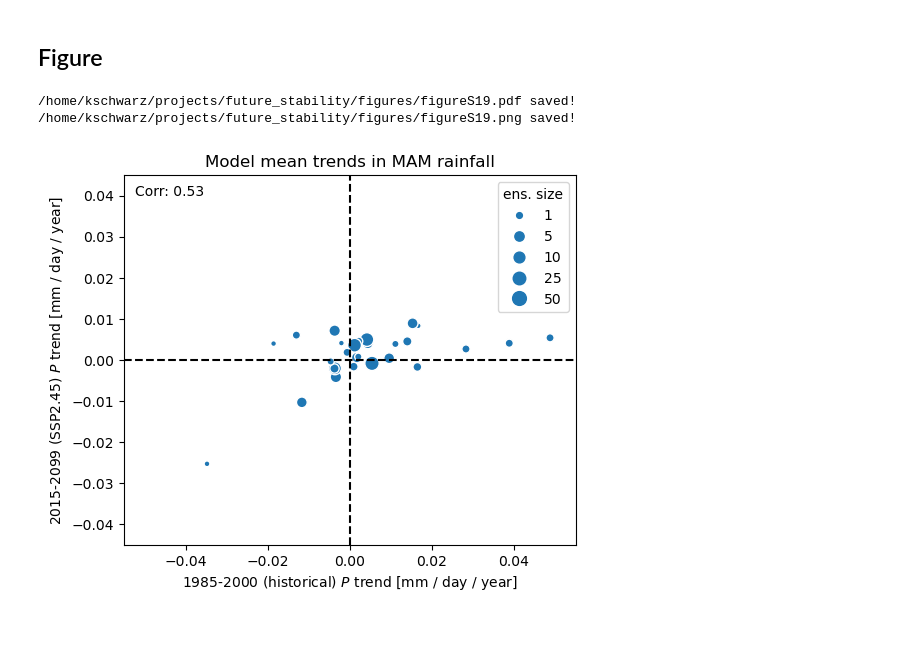
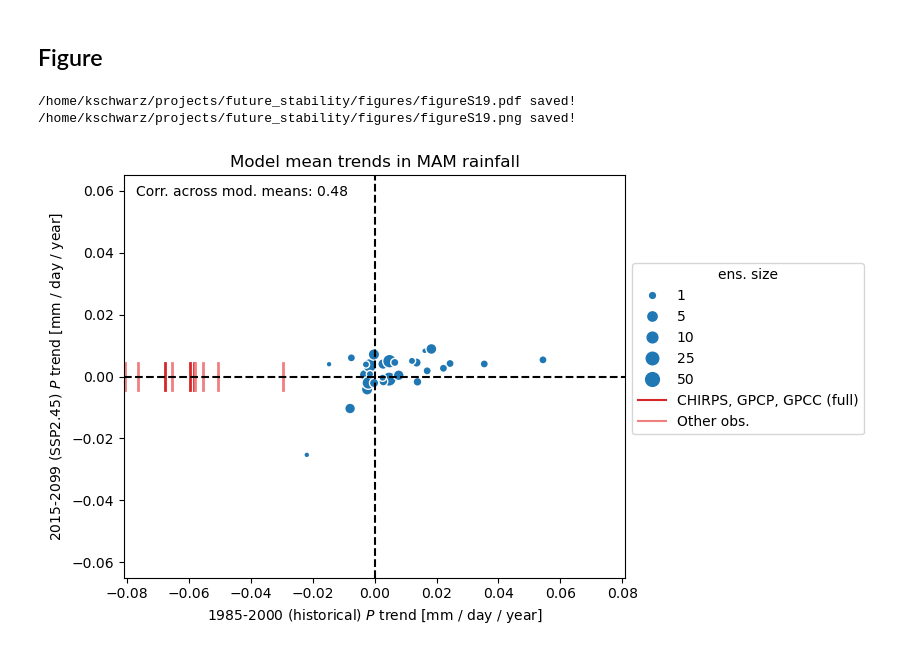
Before and after one commit to ks905383/gha_trends, a Jupyter notebook: create_figureS19.ipynb, the cells around one changed output. Saved outputs shown, nothing was run; the diff lists cells and outputs as text; code cells hidden in the pictures.

Commit message:
Update figure S10,19 code to include obs trends

```diff
--- a/create_figureS19.ipynb
+++ b/create_figureS19.ipynb
@@ -17,11 +17,13 @@ from funcs_support import get_filepaths,get_params,subset_to_srat,area_mean,util
 dir_list = get_params()
 # %%
 # Load historical trends
-dss = load_raws({'varname':'prtrends','suffix':'HoAfrica',
-                 'exp':'hist-ssp245'},subset_params = {'start_year':slice(1979,1990),
+dss = {exp:load_raws({'varname':'prtrends','suffix':'HoAfrica',
+                 'exp':exp},subset_params = {'start_year':slice(1979,1990),
                                                        'end_year':slice(2000,2014)},
                 source_dir = 'proc',force_load = True)
+       for exp in ['obs','hist-ssp245']}
 # Concat into single ds
-dss = xr.concat([ds.expand_dims({'model':[mod]}).stack(idv = ['model','run'])
-           for mod,ds in dss.items()],
-          dim='idv')
+for exp in dss:
+    dss[exp] = xr.concat([ds.expand_dims({'model':[mod]}).stack(idv = ['model','run'])
+               for mod,ds in dss[exp].items() if ds.sizes['start_year']!=0],
+              dim='idv')
@@ -49,47 +62,71 @@ ddssfm = ddssfm.dropna('idv')
-# %%
-dss = xr.merge([dss,ddssfm],join='inner')
 # %% [markdown]
 ## Figure
 # %%
 save_fig = True
-#output_fn = dir_list['figs']+'figure_histvfuture'
 output_fn = dir_list['figs']+'figureS19'
+
+ylims = [-0.045,0.045]
+
+trend_params = {'start_year':1985,'end_year':2000}
+
+fig = plt.figure(figsize=(8.5,5))
 
 ax = plt.subplot()
 
-plot_data = dss.sel(season='MAM',region='HoA-bimod',start_year=1986,end_year=2000)
+plot_data = dss.sel(season='MAM',region='HoA-bimod',**trend_params)
+plot_data_obs = dsso.sel(**trend_params,region='HoA-bimod',season='MAM')
+obs_mods = ['CHIRPS','GPCP','GPCC-full']
 
 # Get number of runs
 counts = plot_data.groupby(plot_data.model).count().prtrend
 
 # Get mean by run
 plot_data = plot_data.groupby(plot_data.model).mean()
 
+# Get correlation across model means
 corr = xr.corr(plot_data.prtrend,plot_data.prtrend_future,dim='model')
 
+# Plot model means
 sc = plot_data.plot.scatter(x='prtrend',y='prtrend_future',s=np.log(counts+1)*25,c='tab:blue')
+
+# Plot historical obs trends
+for mod_idx in range(plot_data_obs.sizes['idv']):
+    if plot_data_obs.model[mod_idx].values in obs_mods:
+        color = 'tab:red'
+    else:
+        color='lightcoral'
+    ax.plot([plot_data_obs.prtrend[mod_idx]]*2,
+        [-0.1*ylims[1],0.1*ylims[1]],
+        linewidth=2,color=color)
+
 # Create legend - note the `np.sqrt()` call, because `Line2D`'s markersize uses different units from
 # `plt.scatter`'s s parameter.
-ax.legend(handles=[mpl.lines.Line2D([0,0],[0,0],linestyle='None',marker='o',markersize=np.sqrt(np.log(x+1)*25),label=str(x))
- for x in [1,5,10,25,50]],title='ens. size')
+ax.legend(handles=[*[mpl.lines.Line2D([0,0],[0,0],linestyle='None',marker='o',
+                                      markersize=np.sqrt(np.log(x+1)*25),label=str(x))
+                         for x in [1,5,10,25,50]],
+                   mpl.lines.Line2D([0,0],[0,0],color='tab:red',label='CHIRPS, GPCP, GPCC (full)'),
+                   mpl.lines.Line2D([0,0],[0,0],color='lightcoral',label='Other obs.')],
+                   title='ens. size',
+          bbox_to_anchor=(1,0.8))
 
-ax.set_xlabel(r'1985-2000 (historical) $P$ trend [mm / day / year]')
+ax.set_xlabel(str(trend_params['start_year'])+'-'+str(trend_params['end_year'])+r' (historical) $P$ trend [mm / day / year]')
 ax.set_ylabel(r'2015-2099 (SSP2.45) $P$ trend [mm / day / year]')
 ax.set_title('Model mean trends in MAM rainfall')
 
 ax.axhline(0,color='k',linestyle='--')
 ax.axvline(0,color='k',linestyle='--')
 
-ax.set_ylim(-0.045,0.045)
-ax.set_xlim(-0.055,0.055)
+ax.set_ylim(-0.065,0.065)
+ax.set_xlim(-0.081,0.081)
 ax.set_aspect('equal')
 
-ax.annotate('Corr: '+str(np.round(corr.values,2)),(0.025,0.975),ha='left',va='top',xycoords='axes fraction')
+ax.annotate('Corr. across mod. means: '+str(np.round(corr.values,2)),(0.025,0.975),ha='left',va='top',xycoords='axes fraction')
 #plt.show()
 
+plt.tight_layout()
 if save_fig:
     utility_print(output_fn)
 # %% [output]
 /home/kschwarz/projects/future_stability/figures/figureS19.pdf saved!
 /home/kschwarz/projects/future_stability/figures/figureS19.png saved!
-[figure, old version]
+[figure, new version]
```
Also changed, not shown: parts of 5 cells of this notebook, 1 other file.
